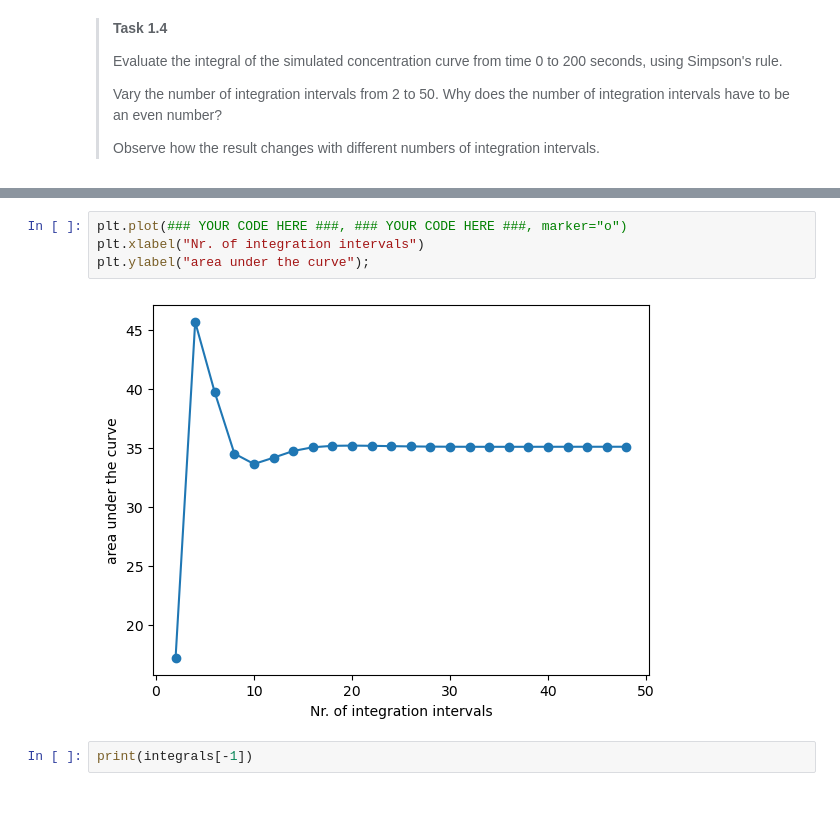
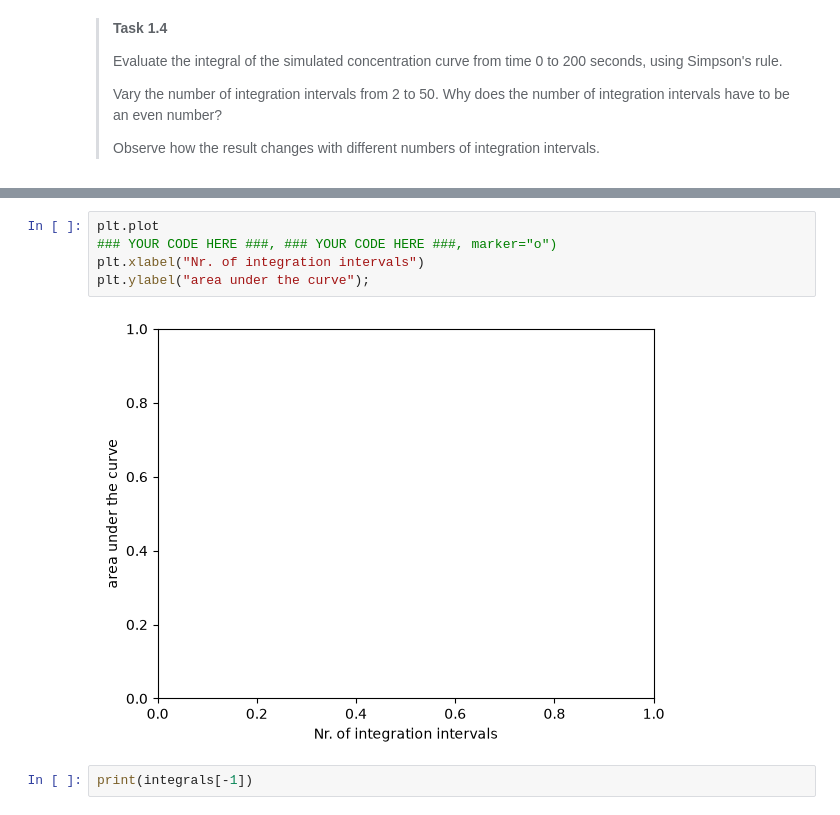
Before and after one commit to Jonathanvandeminkelis/WA1.2, a Jupyter notebook: 1-discharge-numerical-integration_updated.ipynb, the cells around one changed output, grey strips where cells are left out. Cells and saved outputs as stored; diff of their text form.

```diff
--- a/1-discharge-numerical-integration_updated.ipynb
+++ b/1-discharge-numerical-integration_updated.ipynb
@@ -136,9 +171,10 @@ plt.legend()
 # %%
-plt.plot(### YOUR CODE HERE ###, ### YOUR CODE HERE ###, marker="o")
+plt.plot
+### YOUR CODE HERE ###, ### YOUR CODE HERE ###, marker="o")
 plt.xlabel("Nr. of integration intervals")
 plt.ylabel("area under the curve");
 # %% [output]
-[figure, old version]
+[figure, new version]
 # %%
 print(integrals[-1])
 # %% [output]
```
Also changed, not shown: parts of 8 cells of this notebook.
